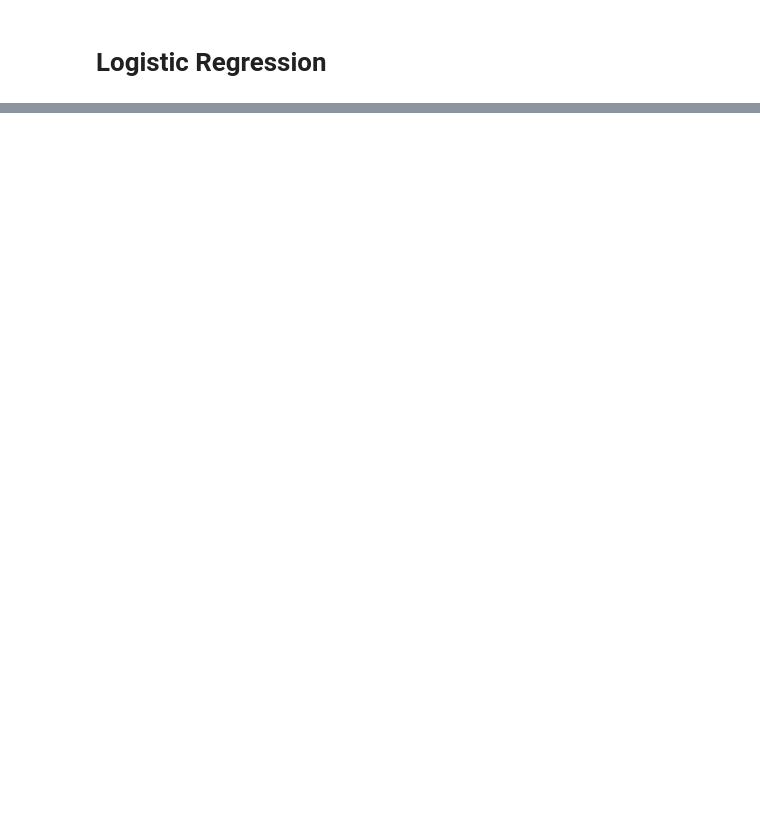
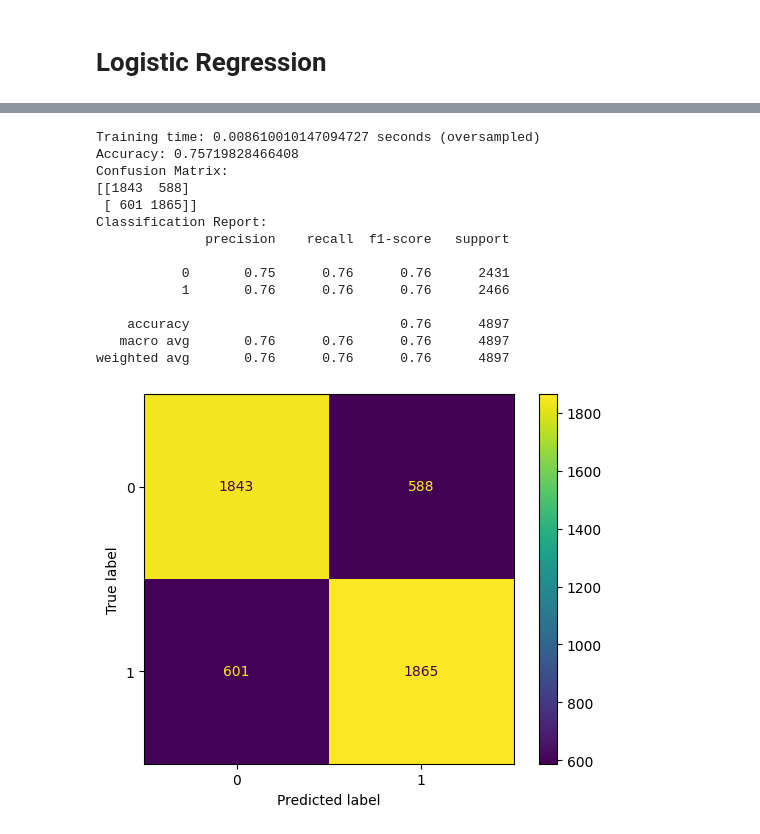
Before and after one commit to joaossousa12/feup-ia, a Jupyter notebook: Project2/logisticRegression.ipynb, the cells around one changed output, grey strips where cells are left out. Saved outputs shown, nothing was run; the diff lists cells and outputs as text; code cells hidden in the pictures; blank space fills up the shorter version.

```diff
--- a/Project2/logisticRegression.ipynb
+++ b/Project2/logisticRegression.ipynb
@@ -67,0 +76,61 @@ weighted avg       0.76      0.76      0.76      4844
+# %%
+data = pd.read_csv('data/league_data_cleaned.csv')
+
+# dropping the game ID column
+X = data.drop(columns=[data.columns[0], 'blueWin'])
+y = data['blueWin']
+
+# normalizing the feature data
+scaler = StandardScaler()
+X_scaled = scaler.fit_transform(X)
+
+# oversampling the data
+ros = RandomOverSampler(random_state=42)
+X_res, y_res = ros.fit_resample(X_scaled, y)
+
+# splitting the data into training and testing sets
+X_train, X_test, y_train, y_test = train_test_split(X_res, y_res, test_size=0.2, random_state=42)
+
+# defining the logistic regression model
+log_reg = LogisticRegression(max_iter=200, random_state=42)
+
+# training the model
+start_time = time.time()
+log_reg.fit(X_train, y_train)
+end_time = time.time()
+
+print(f"Training time: {end_time - start_time} seconds (oversampled)")
+
+# making predictions on the test set
+y_pred_log_reg = log_reg.predict(X_test)
+
+# evaluating the model
+accuracy_log_reg = accuracy_score(y_test, y_pred_log_reg)
+conf_matrix_log_reg = confusion_matrix(y_test, y_pred_log_reg)
+class_report_log_reg = classification_report(y_test, y_pred_log_reg)
+
+print(f"Accuracy: {accuracy_log_reg}")
+print("Confusion Matrix:")
+print(conf_matrix_log_reg)
+print("Classification Report:")
+print(class_report_log_reg)
+
+disp = ConfusionMatrixDisplay(confusion_matrix=conf_matrix_log_reg)
+disp.plot()
+plt.show()
+# %% [output]
+Training time: 0.008610010147094727 seconds (oversampled)
+Accuracy: 0.75719828466408
+Confusion Matrix:
+[[1843  588]
+ [ 601 1865]]
+Classification Report:
+              precision    recall  f1-score   support
+
+           0       0.75      0.76      0.76      2431
+           1       0.76      0.76      0.76      2466
+
+    accuracy                           0.76      4897
+   macro avg       0.76      0.76      0.76      4897
+weighted avg       0.76      0.76      0.76      4897
+[figure, added]
```
Also changed, not shown: parts of 3 cells of this notebook, 1 other file.
